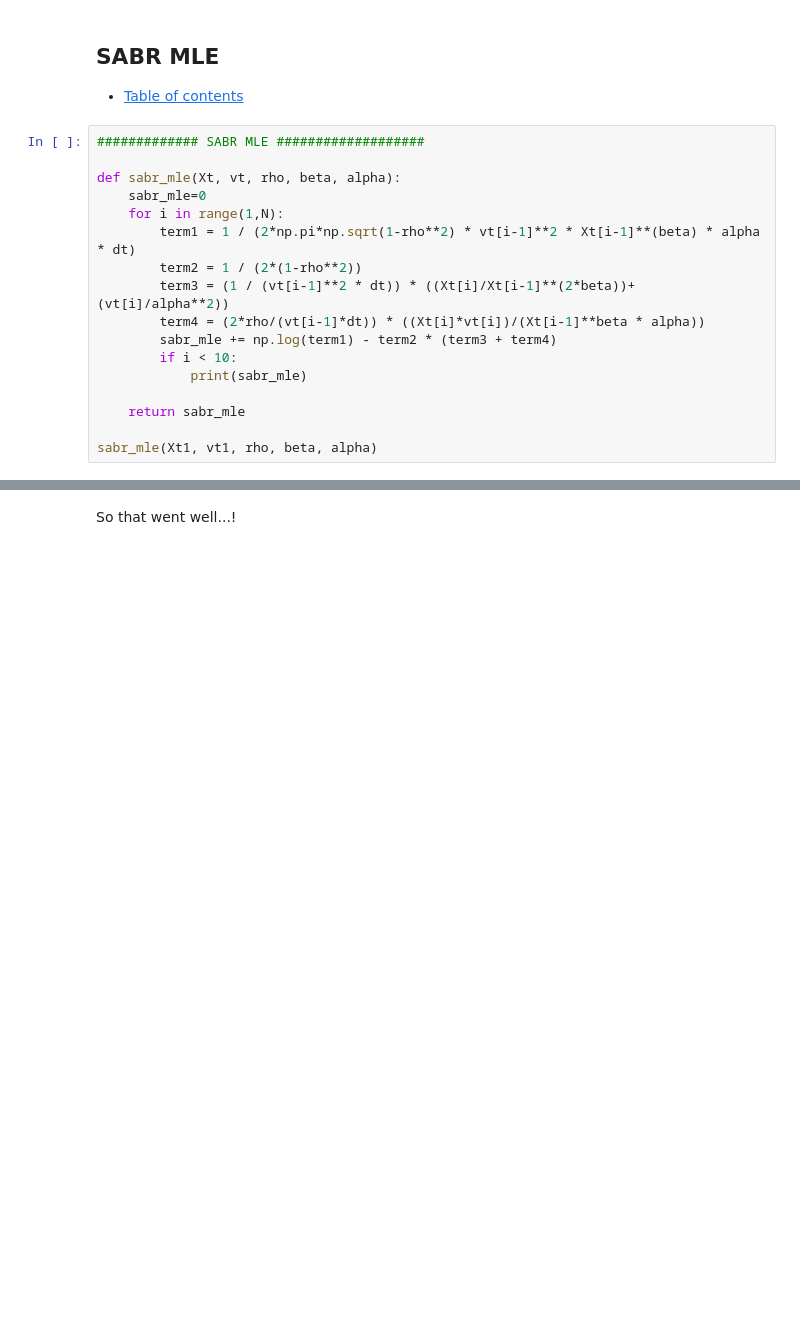
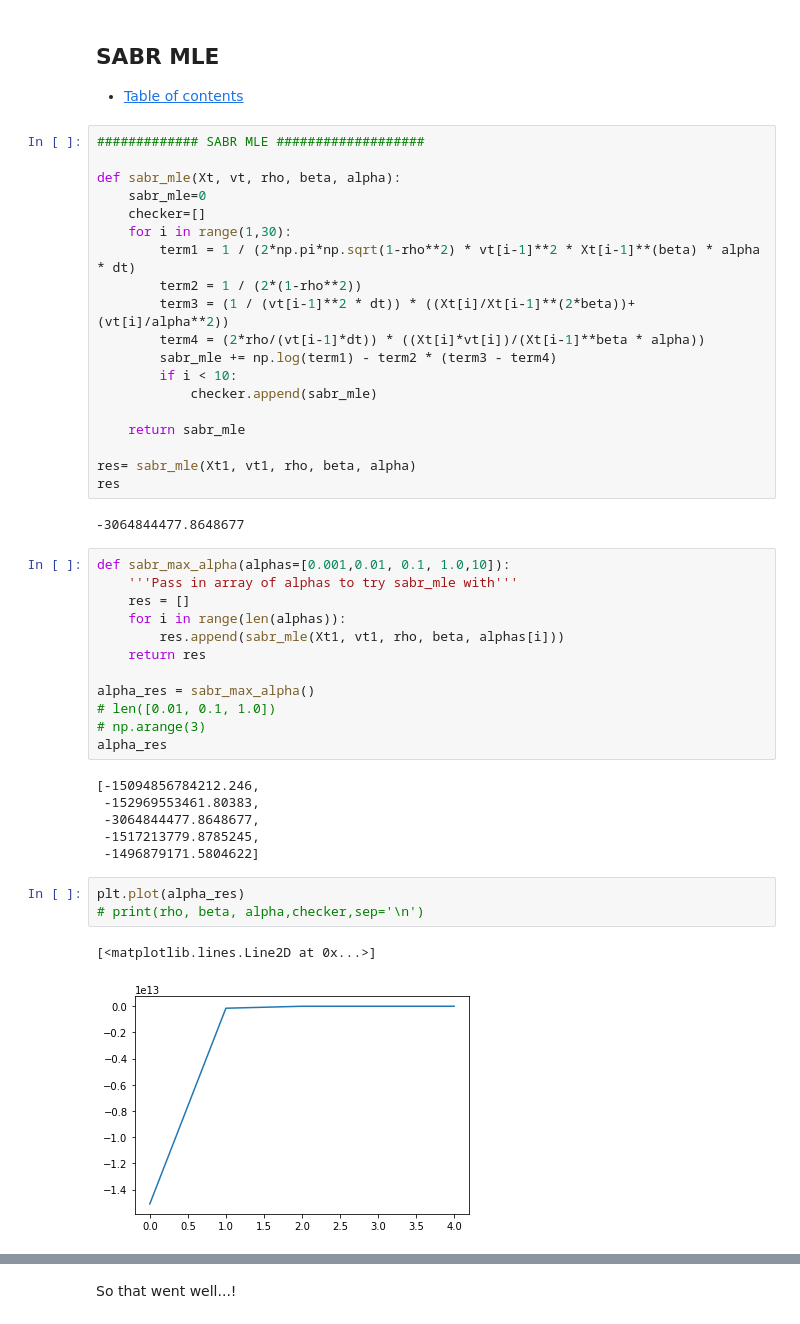
Before and after one commit to s2133934/StochVol, a Jupyter notebook: Notes.ipynb, the cells around one changed output, grey strips where cells are left out. Cells and saved outputs as stored; diff of their text form; blank space fills up the shorter version.

```diff
--- a/Notes.ipynb
+++ b/Notes.ipynb
@@ -1969,15 +1977,43 @@ So it doesnt look like this approximation to the log norlam SABR is too bad afte
 
 def sabr_mle(Xt, vt, rho, beta, alpha):
     sabr_mle=0
-    for i in range(1,N):
+    checker=[]
+    for i in range(1,30):
         term1 = 1 / (2*np.pi*np.sqrt(1-rho**2) * vt[i-1]**2 * Xt[i-1]**(beta) * alpha * dt)
         term2 = 1 / (2*(1-rho**2))
         term3 = (1 / (vt[i-1]**2 * dt)) * ((Xt[i]/Xt[i-1]**(2*beta))+(vt[i]/alpha**2))
         term4 = (2*rho/(vt[i-1]*dt)) * ((Xt[i]*vt[i])/(Xt[i-1]**beta * alpha))
-        sabr_mle += np.log(term1) - term2 * (term3 + term4)
+        sabr_mle += np.log(term1) - term2 * (term3 - term4)
         if i < 10:
-            print(sabr_mle)
+            checker.append(sabr_mle)
 
     return sabr_mle
 
-sabr_mle(Xt1, vt1, rho, beta, alpha)
+res= sabr_mle(Xt1, vt1, rho, beta, alpha)
+res
+# %% [output]
+-3064844477.8648677
+# %%
+def sabr_max_alpha(alphas=[0.001,0.01, 0.1, 1.0,10]):
+    '''Pass in array of alphas to try sabr_mle with'''
+    res = []
+    for i in range(len(alphas)):
+        res.append(sabr_mle(Xt1, vt1, rho, beta, alphas[i]))
+    return res
+
+alpha_res = sabr_max_alpha()
+# len([0.01, 0.1, 1.0])
+# np.arange(3)
+alpha_res
+# %% [output]
+[-15094856784212.246,
+ -152969553461.80383,
+ -3064844477.8648677,
+ -1517213779.8785245,
+ -1496879171.5804622]
+# %%
+plt.plot(alpha_res)
+# print(rho, beta, alpha,checker,sep='\n')
+# %% [output]
+[<matplotlib.lines.Line2D at 0x...>]
+[figure, added]
```
Also changed, not shown: parts of 10 cells of this notebook, 12 other files.
